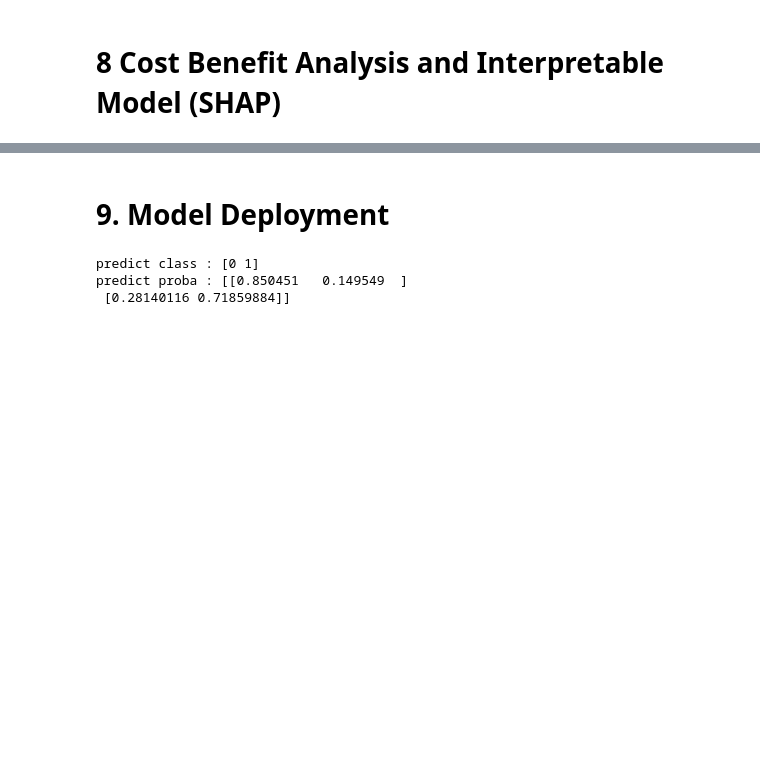
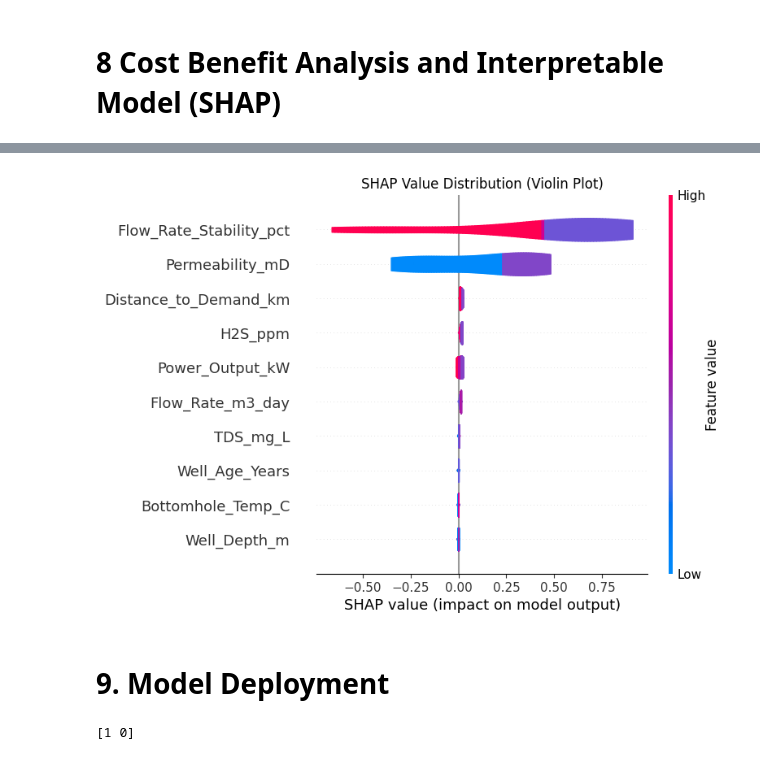
Before and after one commit to YonathanHH/Geothermal_OilGas_Well_Rep_Classification, a Jupyter notebook: end-to-end-geothermal-classification.ipynb, the cells around one changed output, grey strips where cells are left out. Saved outputs shown, nothing was run; the diff lists cells and outputs as text; code cells hidden in the pictures; blank space fills up the shorter version.

```diff
--- a/end-to-end-geothermal-classification.ipynb
+++ b/end-to-end-geothermal-classification.ipynb
@@ -410,3 +428,23 @@ plt.show()
+# %%
+if isinstance(shap_values, list):
+    shap_vals_target = shap_values[1]
+else:
+    shap_vals_target = shap_values
+
+# Generate the Violin Plot
+plt.figure(figsize=(12, 8))
+shap.summary_plot(
+    shap_vals_target,
+    X_test,
+    feature_names=feature_names,
+    plot_type="violin",   # <--- The key argument
+    show=False            # Allows customization before showing
+)
+
+plt.title('SHAP Value Distribution (Violin Plot)')
+plt.show()
+# %% [output]
+[figure, added]
 # %% [markdown]
 # 9. Model Deployment
 # %%
@@ -416,7 +454,19 @@ pipe = pickle.load(open("xgb_model.sav", "rb"))
-# %%
-print('predict class :',pipe.predict(df[5:7]))
-print('predict proba :',pipe.predict_proba(df[5:7]))
-# %% [output]
-predict class : [0 1]
-predict proba : [[0.850451   0.149549  ]
- [0.28140116 0.71859884]]
+# %%
+data= {
+    'Well_Depth_m': [1500, 3000],
+    'Bottomhole_Temp_C': [150, 100],
+    'Flow_Rate_m3_day': [2000, 500],
+    'Flow_Rate_Stability_pct': [5, 10],
+    'Power_Output_kW': [1500, 100],
+    'Well_Age_Years': [15, 30],
+    'Distance_to_Demand_km': [50, 100],
+    'Permeability_mD': [50.0, 5.0],
+    'TDS_mg_L': [5000, 8000],
+    'H2S_ppm': [100, 300]
+}
+
+df_test = pd.DataFrame(data)
+
+print(pipe.predict(df_test))
+# %% [output]
+[1 0]
```
Also changed, not shown: parts of 15 cells of this notebook, 4 other files.
